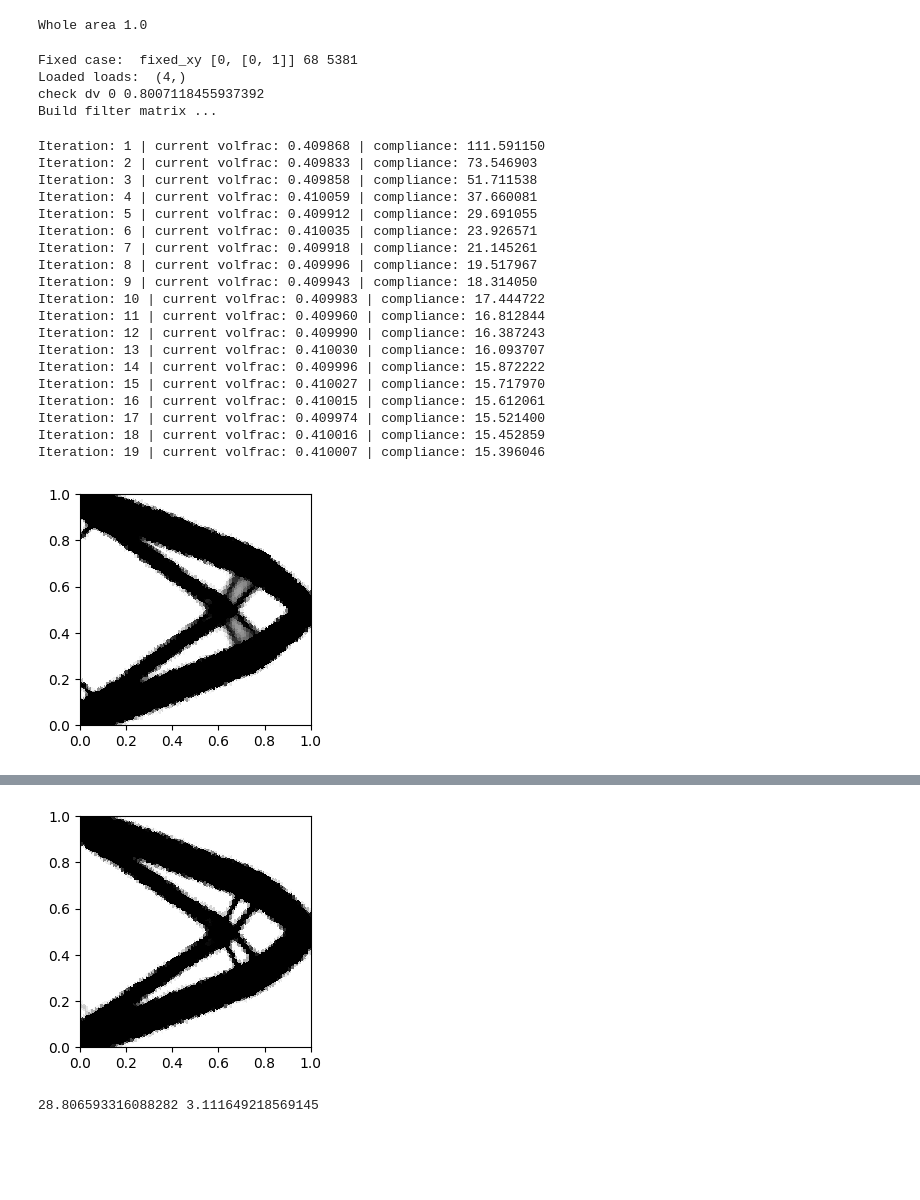
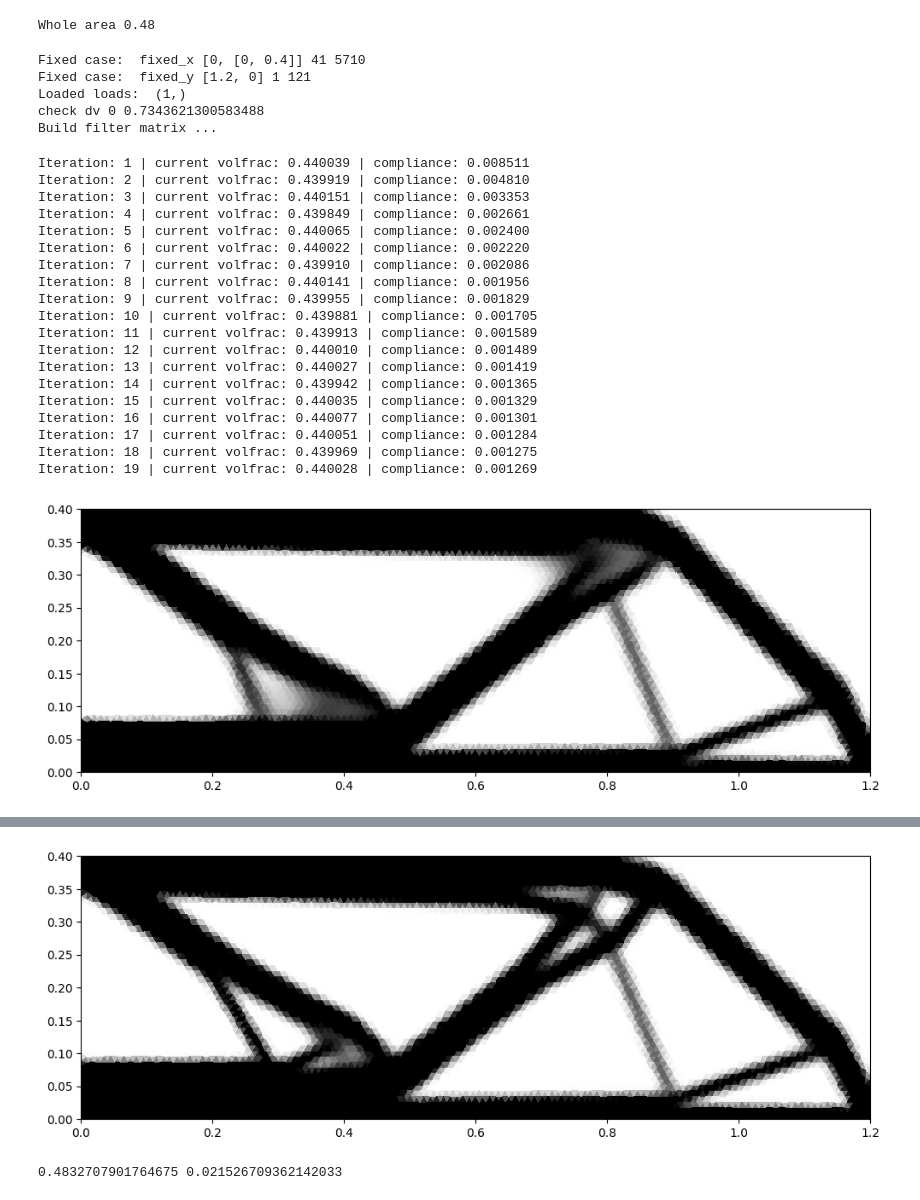
Before and after one commit to Alexander19970212/NHSDF-TOp, a Jupyter notebook: NN_TopOpt/SIMP_examples.ipynb, the cells around one changed output, grey strips where cells are left out. Drawn from its saved outputs; the diff is of its cells as text; code cells hidden in the pictures; blank space fills up the shorter version.

```diff
--- a/NN_TopOpt/SIMP_examples.ipynb
+++ b/NN_TopOpt/SIMP_examples.ipynb
@@ -21,14 +21,14 @@ methods = {
 experiment_dir = "../configs/NN_top_optimization/SIMP_basic"
 
 # select config
-# config_name = "MBB_beam_half"
+config_name = "MBB_beam_half"
 # config_name = "Cant_beam"
 # config_name = "Cant_beam_distrL"
 # config_name = "Brecket"
 
 # config_name = "Square_beam"
 # config_name = "Square_beam_distrL"
-config_name = "Square_cantilever_beam"
+# config_name = "Square_cantilever_beam"
 
 config_path = f"{experiment_dir}/{config_name}.yaml"
 
@@ -48,26 +48,27 @@ Info    : Done reading '../test_problems/Square_cantilever_beam.msh'
 Compute areas ...
-Whole area 1.0
+Whole area 0.48
-Fixed case:  fixed_xy [0, [0, 1]] 68 5381
-Loaded loads:  (4,)
-check dv 0 0.8007118455937392
+Fixed case:  fixed_x [0, [0, 0.4]] 41 5710
+Fixed case:  fixed_y [1.2, 0] 1 121
+Loaded loads:  (1,)
+check dv 0 0.7343621300583488
 Build filter matrix ...
-Iteration: 1 | current volfrac: 0.409868 | compliance: 111.591150
-Iteration: 2 | current volfrac: 0.409833 | compliance: 73.546903
-Iteration: 3 | current volfrac: 0.409858 | compliance: 51.711538
-Iteration: 4 | current volfrac: 0.410059 | compliance: 37.660081
-Iteration: 5 | current volfrac: 0.409912 | compliance: 29.691055
-Iteration: 6 | current volfrac: 0.410035 | compliance: 23.926571
-Iteration: 7 | current volfrac: 0.409918 | compliance: 21.145261
-Iteration: 8 | current volfrac: 0.409996 | compliance: 19.517967
-Iteration: 9 | current volfrac: 0.409943 | compliance: 18.314050
-Iteration: 10 | current volfrac: 0.409983 | compliance: 17.444722
-Iteration: 11 | current volfrac: 0.409960 | compliance: 16.812844
-Iteration: 12 | current volfrac: 0.409990 | compliance: 16.387243
-Iteration: 13 | current volfrac: 0.410030 | compliance: 16.093707
-Iteration: 14 | current volfrac: 0.409996 | compliance: 15.872222
-Iteration: 15 | current volfrac: 0.410027 | compliance: 15.717970
-Iteration: 16 | current volfrac: 0.410015 | compliance: 15.612061
-Iteration: 17 | current volfrac: 0.409974 | compliance: 15.521400
-Iteration: 18 | current volfrac: 0.410016 | compliance: 15.452859
-Iteration: 19 | current volfrac: 0.410007 | compliance: 15.396046
+Iteration: 1 | current volfrac: 0.440039 | compliance: 0.008511
+Iteration: 2 | current volfrac: 0.439919 | compliance: 0.004810
+Iteration: 3 | current volfrac: 0.440151 | compliance: 0.003353
+Iteration: 4 | current volfrac: 0.439849 | compliance: 0.002661
+Iteration: 5 | current volfrac: 0.440065 | compliance: 0.002400
+Iteration: 6 | current volfrac: 0.440022 | compliance: 0.002220
+Iteration: 7 | current volfrac: 0.439910 | compliance: 0.002086
+Iteration: 8 | current volfrac: 0.440141 | compliance: 0.001956
+Iteration: 9 | current volfrac: 0.439955 | compliance: 0.001829
+Iteration: 10 | current volfrac: 0.439881 | compliance: 0.001705
+Iteration: 11 | current volfrac: 0.439913 | compliance: 0.001589
+Iteration: 12 | current volfrac: 0.440010 | compliance: 0.001489
+Iteration: 13 | current volfrac: 0.440027 | compliance: 0.001419
+Iteration: 14 | current volfrac: 0.439942 | compliance: 0.001365
+Iteration: 15 | current volfrac: 0.440035 | compliance: 0.001329
+Iteration: 16 | current volfrac: 0.440077 | compliance: 0.001301
+Iteration: 17 | current volfrac: 0.440051 | compliance: 0.001284
+Iteration: 18 | current volfrac: 0.439969 | compliance: 0.001275
+Iteration: 19 | current volfrac: 0.440028 | compliance: 0.001269
-[figure, old version]
+[figure, new version]
@@ -94,2 +95,2 @@ Iteration: 39 | current volfrac: 0.410013 | compliance: 15.111156
-[figure, old version]
+[figure, new version]
-28.806593316088282 3.111649218569145
+0.4832707901764675 0.021526709362142033
```
Also changed, not shown: parts of 2 cells of this notebook, 23 other files.
